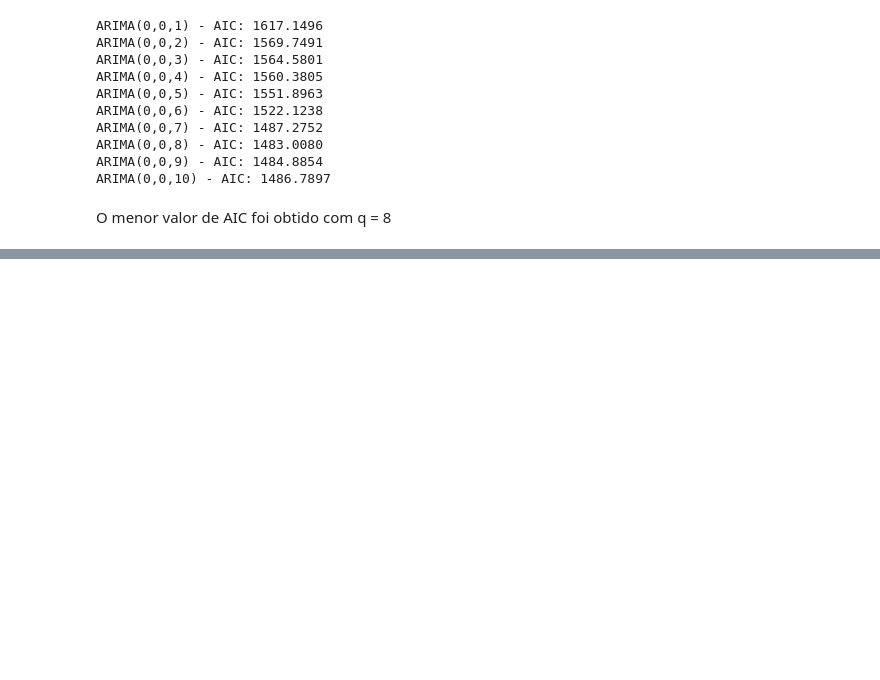
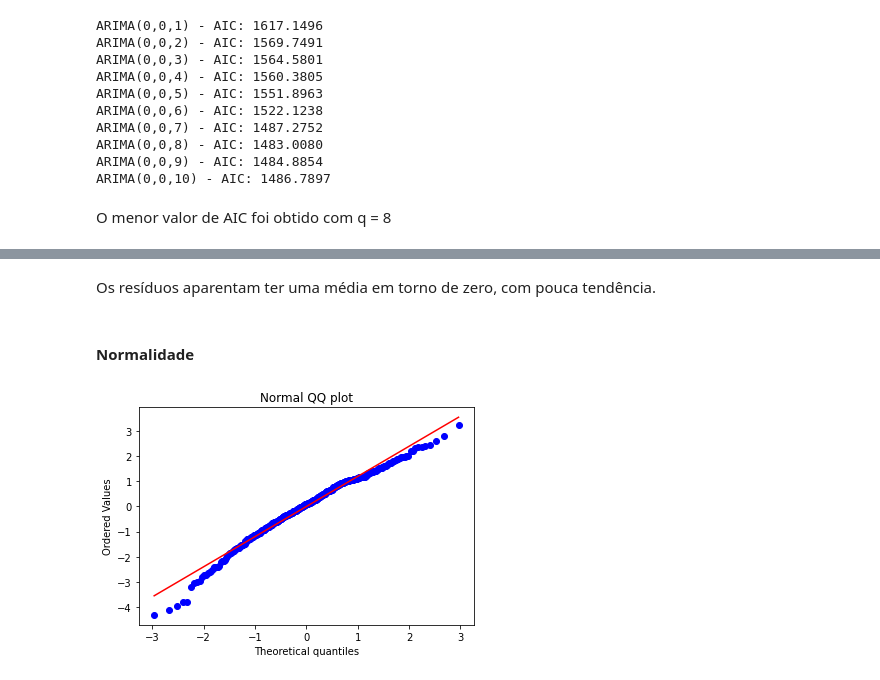
Before and after one commit to maria-raquel/series_temporais, a Jupyter notebook: ESSE.ipynb, the cells around one changed output, grey strips where cells are left out. Saved outputs shown, nothing was run; the diff lists cells and outputs as text; code cells hidden in the pictures; blank space fills up the shorter version.

```diff
--- a/ESSE.ipynb
+++ b/ESSE.ipynb
@@ -581,0 +601,10 @@ Warnings:
+# %% [markdown]
+Os resíduos aparentam ter uma média em torno de zero, com pouca tendência.
+# %% [markdown]
+#### Normalidade
+# %%
+stats.probplot(residuos_ma, dist="norm", plot=plt)
+plt.title("Normal QQ plot")
+plt.show()
+# %% [output]
+[figure, added]
```
Also changed, not shown: parts of 62 cells of this notebook.
